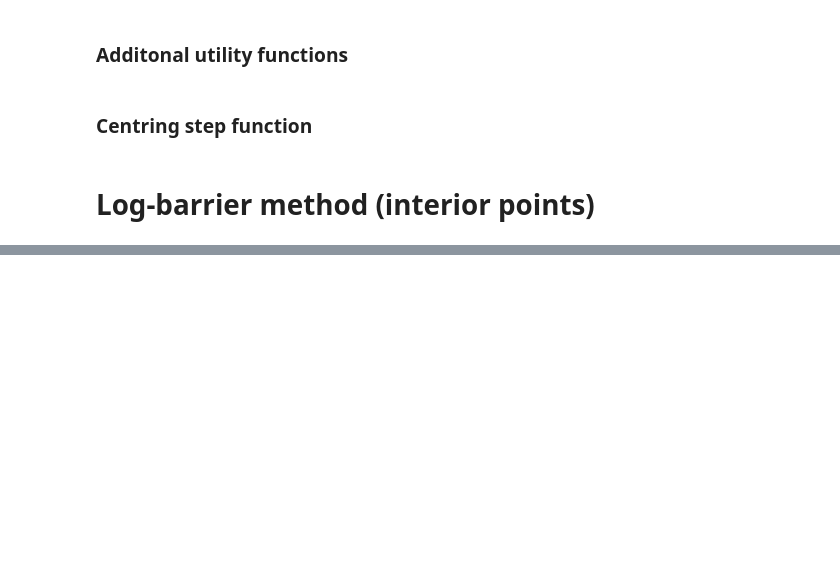
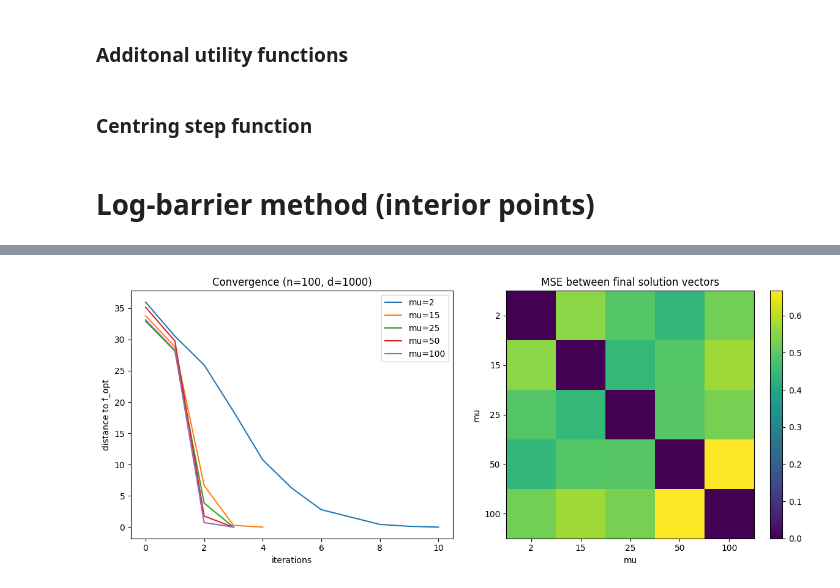
Before and after one commit to T-prog123/MVA_code, a Jupyter notebook: convex_optimisation/code_dm3_convex_optimisation.ipynb, the cells around one changed output, grey strips where cells are left out. Drawn from its saved outputs; the diff is of its cells as text; code cells hidden in the pictures; blank space fills up the shorter version.

```diff
--- a/convex_optimisation/code_dm3_convex_optimisation.ipynb
+++ b/convex_optimisation/code_dm3_convex_optimisation.ipynb
@@ -320,0 +453,7 @@ array([-0.06679922, -0.85400709,  0.91563937,  1.25930317,  0.03007345,
+# %%
+n = 100
+d = int(1e3)
+mu_list = [2, 15, 25, 50, 100]
+plot_all_in_one(n, d, mu_list)
+# %% [output]
+[figure, added]
```
Also changed, not shown: parts of 14 cells of this notebook.
